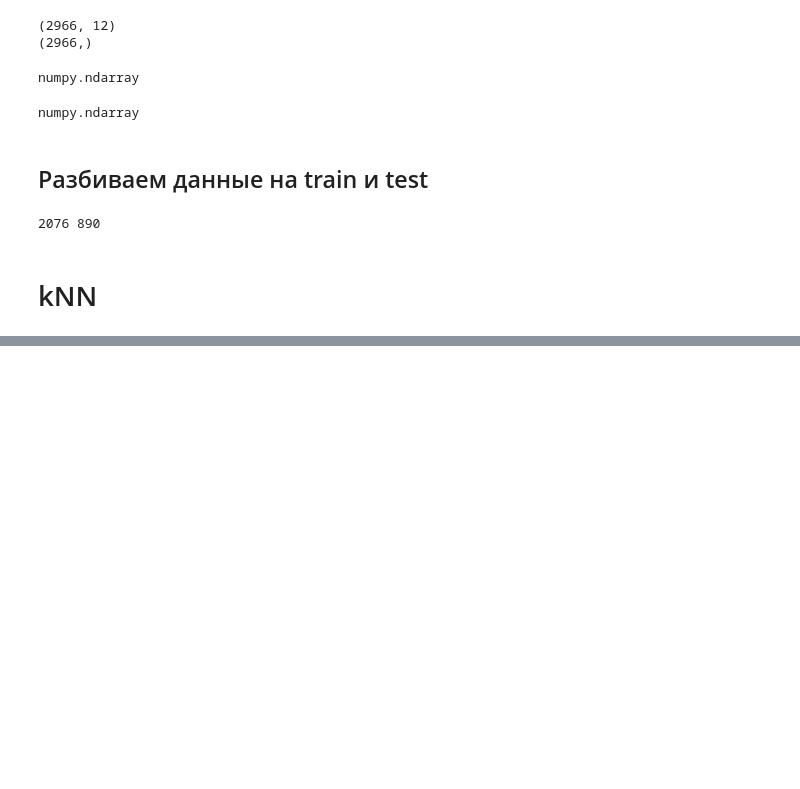
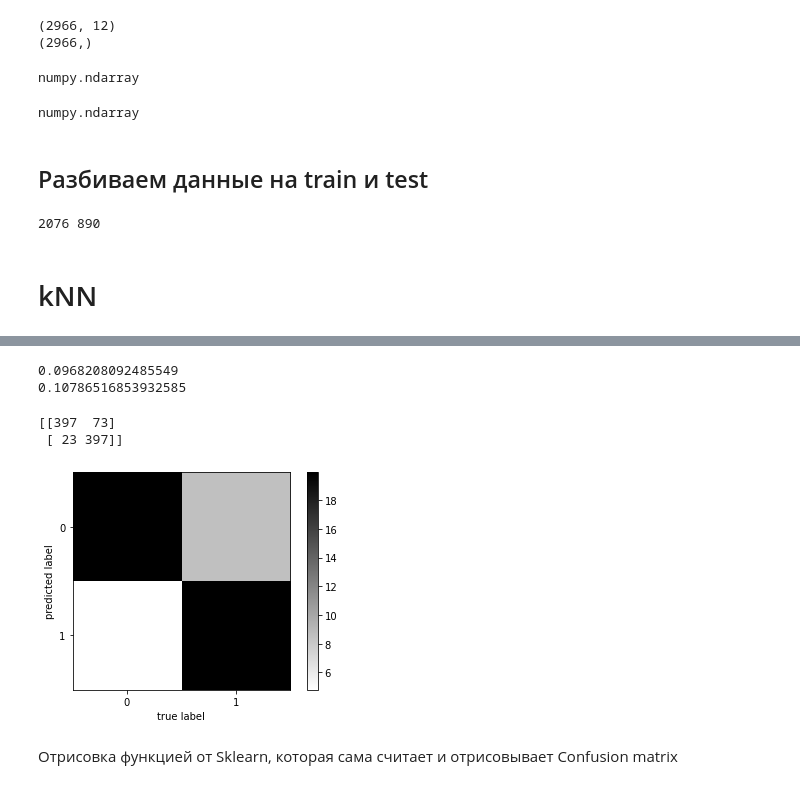
Before and after one commit to DamirV/MachineLearningCourseTasks, a Jupyter notebook: task_2_knn.ipynb, the cells around one changed output, grey strips where cells are left out. Cells and saved outputs as stored; diff of their text form; code cells hidden in the pictures; blank space fills up the shorter version.

```diff
--- a/task_2_knn.ipynb
+++ b/task_2_knn.ipynb
@@ -265,0 +365,2 @@ print(confusion_matrix(y_test, y_test_predict))
+# %%
+alpha_opt = alpha_opt[0]
@@ -265,0 +374,33 @@ print(confusion_matrix(y_test, y_test_predict))
+# %%
+mlp_model = MLPClassifier(alpha = alpha_opt, hidden_layer_sizes = (10,),
+                          solver = 'lbfgs', activation = 'logistic', random_state = 42, max_iter=400)
+mlp_model.fit(X_train, y_train)
+
+y_train_pred = mlp_model.predict(X_train)
+y_test_pred = mlp_model.predict(X_test)
+print(np.mean(y_train != y_train_pred))
+print(np.mean(y_test != y_test_pred))
+# %% [output]
+0.0968208092485549
+0.10786516853932585
+# %%
+from sklearn.metrics import confusion_matrix
+print(confusion_matrix(y_test_pred, y_test))
+# %% [output]
+[[397  73]
+ [ 23 397]]
+# %%
+M = confusion_matrix(y_test_pred, y_test)
+M = np.sqrt(M)
+plt.imshow(M, interpolation = 'nearest')
+plt.set_cmap('binary')
+plt.xticks(range(2))
+plt.yticks(range(2))
+plt.xlabel("true label")
+plt.ylabel("predicted label")
+plt.colorbar()
+pass
+# %% [output]
+[figure, added]
+# %% [markdown]
+Отрисовка функцией от Sklearn, которая сама считает и отрисовывает Confusion matrix
```
Also changed, not shown: parts of 28 cells of this notebook.
